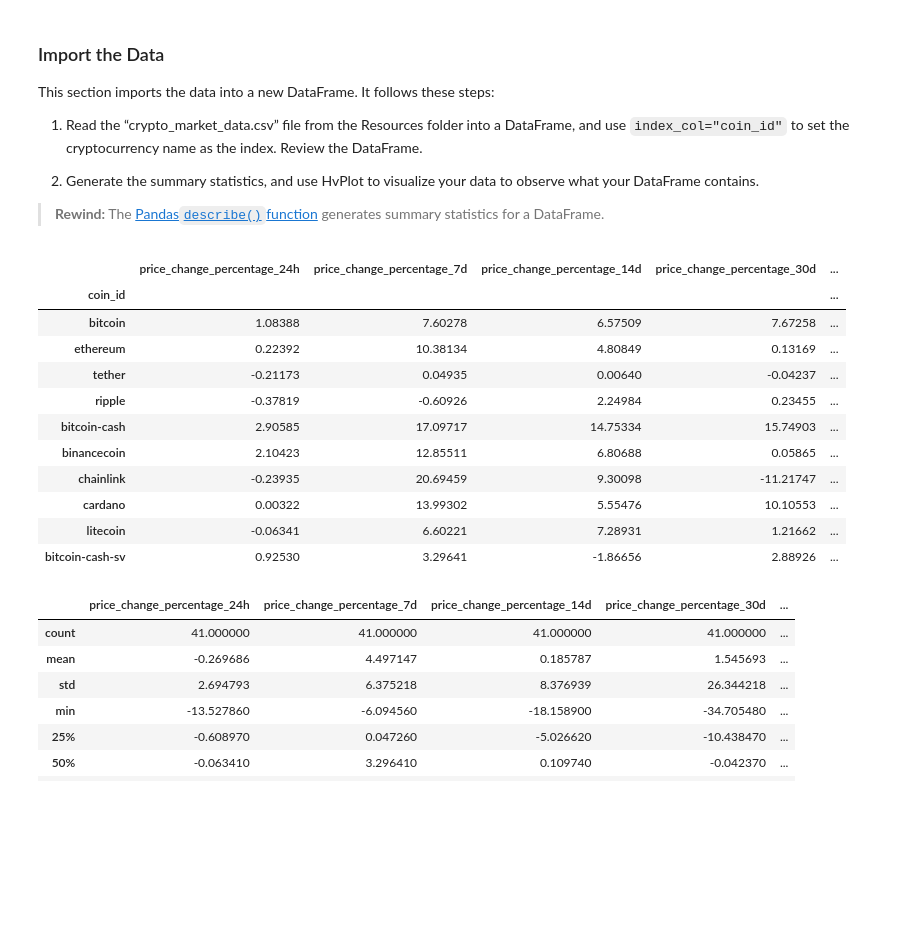
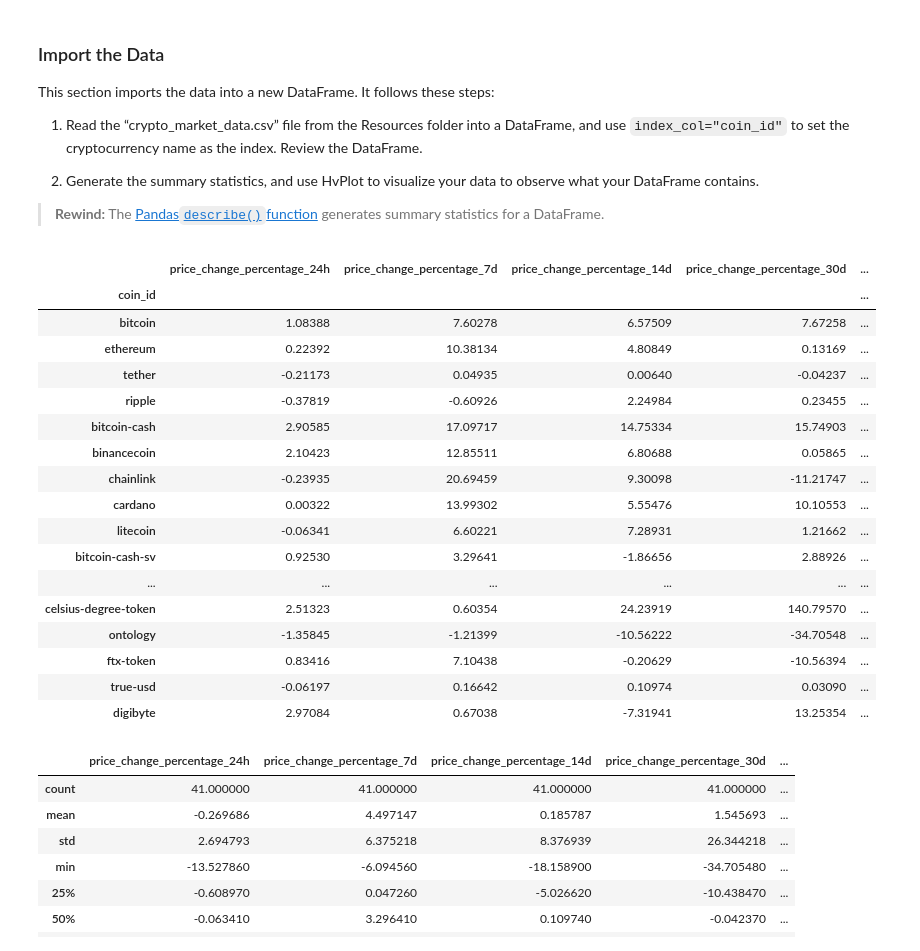
Before and after one commit to mmarovich/unsupervised_cryptocurrency, a Jupyter notebook: crypto_investments.ipynb, the cells around one changed output. Drawn from its saved outputs; the diff is of its cells as text; code cells hidden in the pictures; blank space fills up the shorter version.

```diff
--- a/crypto_investments.ipynb
+++ b/crypto_investments.ipynb
@@ -42,24 +42,30 @@ warnings.filterwarnings('ignore')
 # %%
 # Load the data into a Pandas DataFrame
 df_market_data = pd.read_csv(
     Path("Resources/crypto_market_data.csv"),
     index_col="coin_id")
 
 # Display sample data
-df_market_data.head(10)
+df_market_data
 # %% [output]
 |  | price_change_percentage_24h | price_change_percentage_7d | price_change_percentage_14d | price_change_percentage_30d | ... |
 | coin_id |  |  |  |  | ... |
 | bitcoin | 1.08388 | 7.60278 | 6.57509 | 7.67258 | ... |
 | ethereum | 0.22392 | 10.38134 | 4.80849 | 0.13169 | ... |
 | tether | -0.21173 | 0.04935 | 0.00640 | -0.04237 | ... |
 | ripple | -0.37819 | -0.60926 | 2.24984 | 0.23455 | ... |
 | bitcoin-cash | 2.90585 | 17.09717 | 14.75334 | 15.74903 | ... |
 | binancecoin | 2.10423 | 12.85511 | 6.80688 | 0.05865 | ... |
 | chainlink | -0.23935 | 20.69459 | 9.30098 | -11.21747 | ... |
 | cardano | 0.00322 | 13.99302 | 5.55476 | 10.10553 | ... |
 | litecoin | -0.06341 | 6.60221 | 7.28931 | 1.21662 | ... |
 | bitcoin-cash-sv | 0.92530 | 3.29641 | -1.86656 | 2.88926 | ... |
+| ... | ... | ... | ... | ... | ... |
+| celsius-degree-token | 2.51323 | 0.60354 | 24.23919 | 140.79570 | ... |
+| ontology | -1.35845 | -1.21399 | -10.56222 | -34.70548 | ... |
+| ftx-token | 0.83416 | 7.10438 | -0.20629 | -10.56394 | ... |
+| true-usd | -0.06197 | 0.16642 | 0.10974 | 0.03090 | ... |
+| digibyte | 2.97084 | 0.67038 | -7.31941 | 13.25354 | ... |
 # %%
 # Generate summary statistics
 df_market_data.describe()
```
Also changed, not shown: parts of 26 cells of this notebook.
